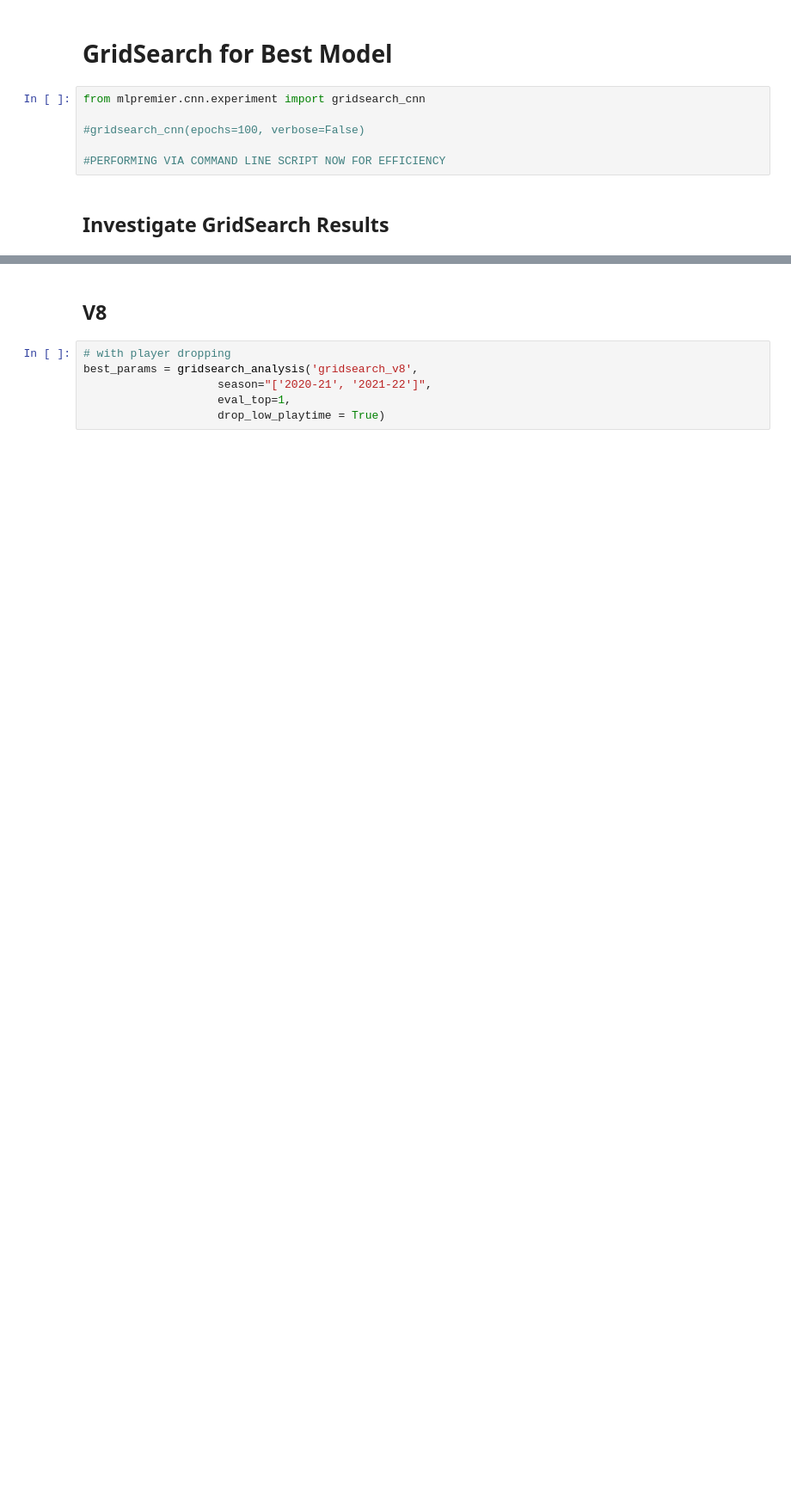
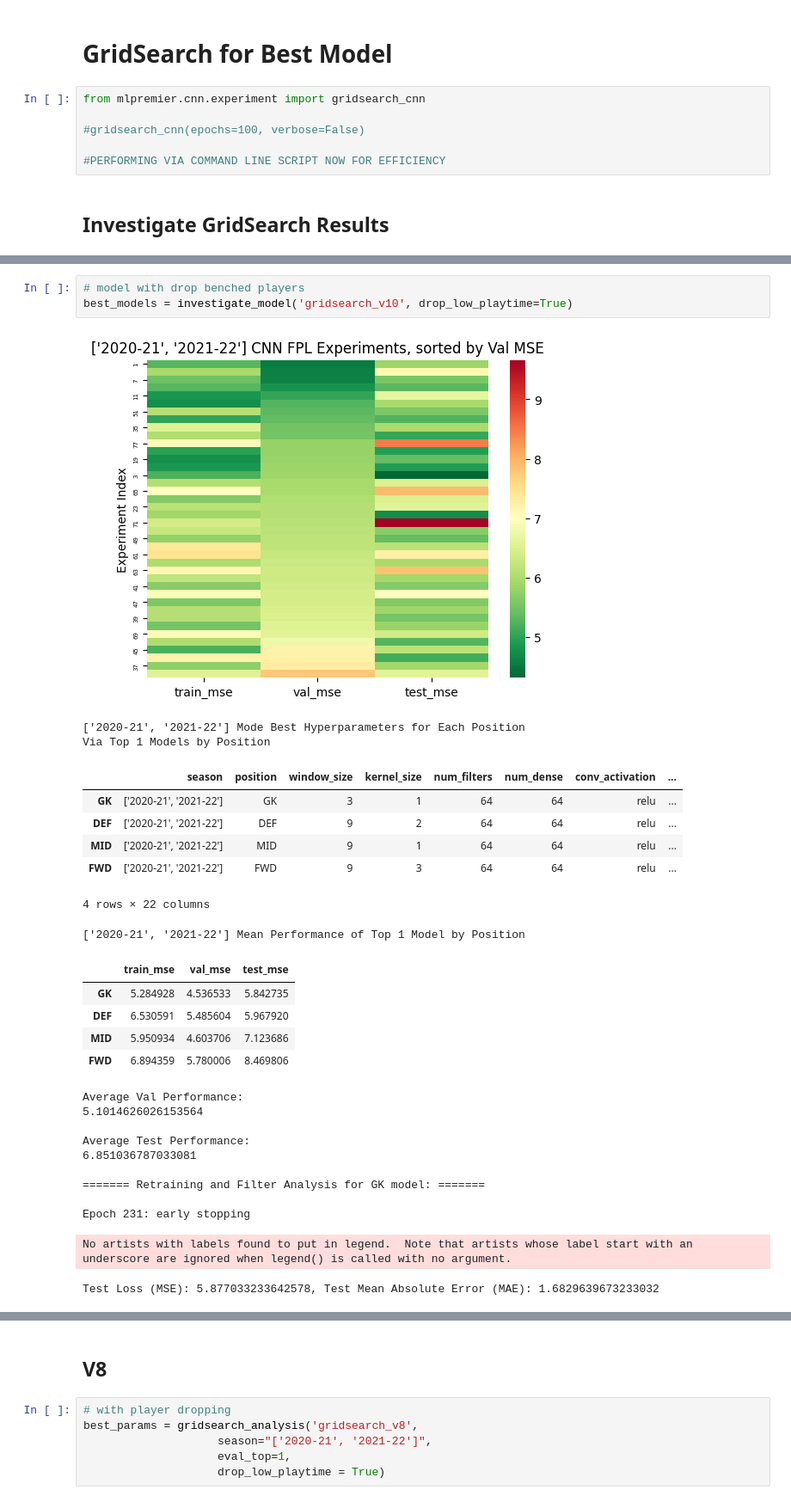
Before and after one commit to danielfrees/mlpremier, a Jupyter notebook: mlpremier/cnn/cnn.ipynb, the cells around one changed output, grey strips where cells are left out. Shown at 86% size. Cells and saved outputs as stored; diff of their text form; blank space fills up the shorter version.

```diff
--- a/mlpremier/cnn/cnn.ipynb
+++ b/mlpremier/cnn/cnn.ipynb
@@ -264,0 +331,30 @@ def investigate_model(expt_name: str = 'gridsearch',
+# %%
+# model with drop benched players
+best_models = investigate_model('gridsearch_v10', drop_low_playtime=True)
+# %% [output]
+[figure, added]
+['2020-21', '2021-22'] Mode Best Hyperparameters for Each Position
+Via Top 1 Models by Position
+|  | season | position | window_size | kernel_size | num_filters | num_dense | conv_activation | ... |
+| GK | ['2020-21', '2021-22'] | GK | 3 | 1 | 64 | 64 | relu | ... |
+| DEF | ['2020-21', '2021-22'] | DEF | 9 | 2 | 64 | 64 | relu | ... |
+| MID | ['2020-21', '2021-22'] | MID | 9 | 1 | 64 | 64 | relu | ... |
+| FWD | ['2020-21', '2021-22'] | FWD | 9 | 3 | 64 | 64 | relu | ... |
+4 rows × 22 columns
+['2020-21', '2021-22'] Mean Performance of Top 1 Model by Position
+|  | train_mse | val_mse | test_mse |
+| GK | 5.284928 | 4.536533 | 5.842735 |
+| DEF | 6.530591 | 5.485604 | 5.967920 |
+| MID | 5.950934 | 4.603706 | 7.123686 |
+| FWD | 6.894359 | 5.780006 | 8.469806 |
+Average Val Performance:
+5.1014626026153564
+
+Average Test Performance:
+6.851036787033081
+
+======= Retraining and Filter Analysis for GK model: =======
+
+Epoch 231: early stopping
+No artists with labels found to put in legend.  Note that artists whose label start with an underscore are ignored when legend() is called with no argument.
+Test Loss (MSE): 5.877033233642578, Test Mean Absolute Error (MAE): 1.6829639673233032
```
Also changed, not shown: parts of 17 cells of this notebook, 3 other files.
